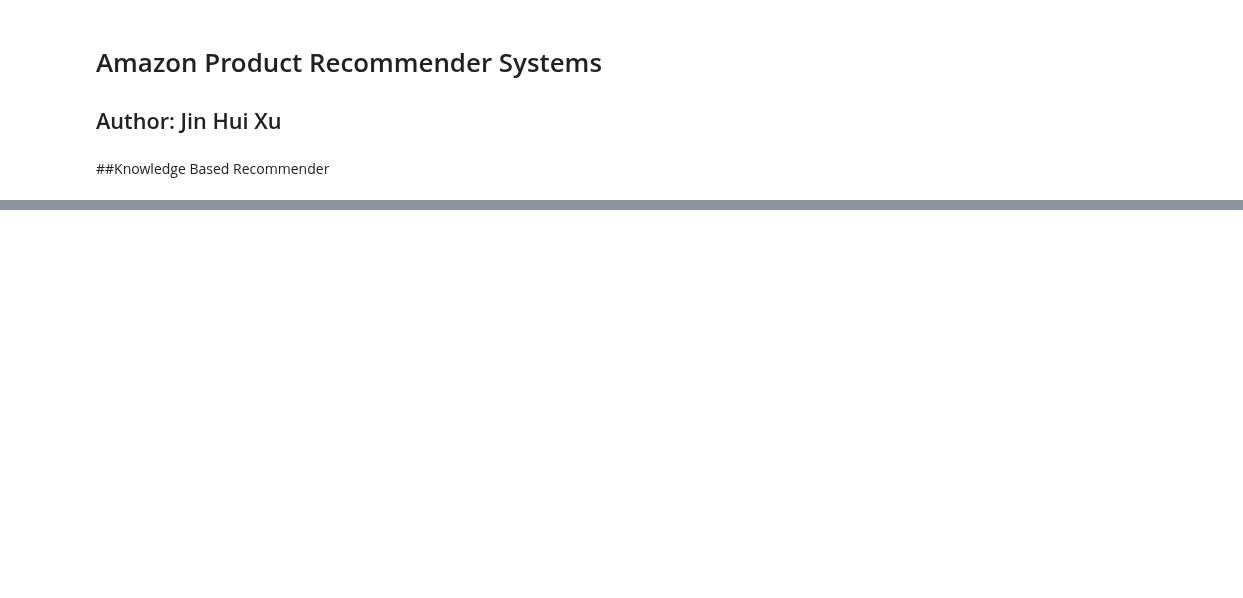
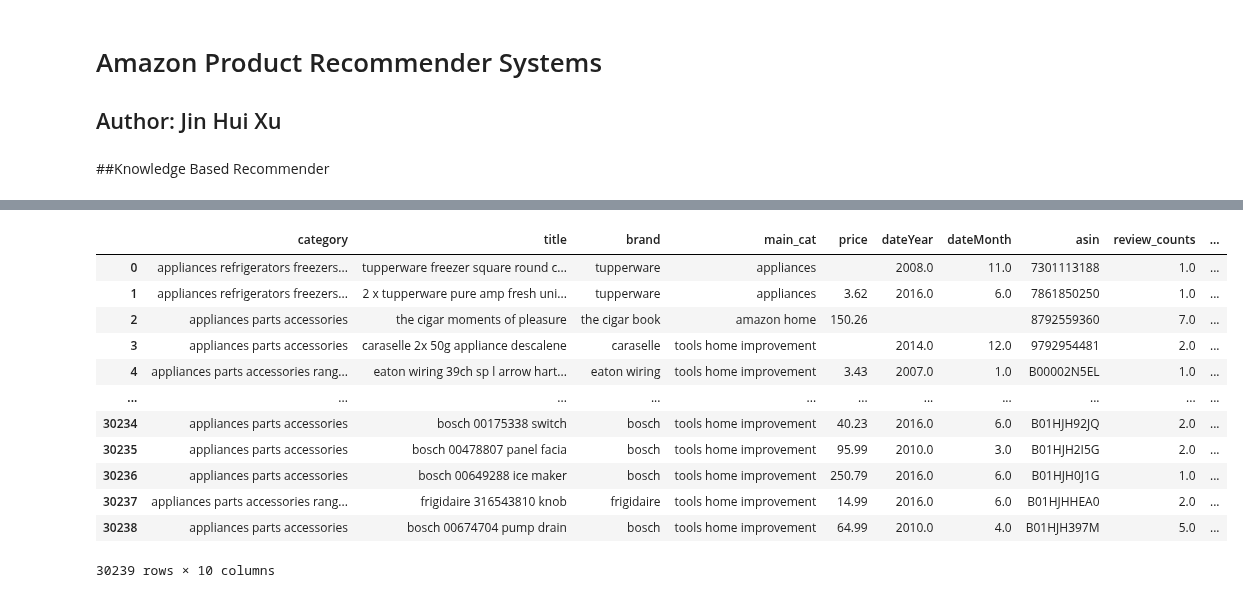
Before and after one commit to DATA-606-SPRING-2022/Jin_DATA606, a Jupyter notebook: ipynb/DATA606_Part2_KnowledgeBasedRecommender.ipynb, the cells around one changed output, grey strips where cells are left out. Cells and saved outputs as stored; diff of their text form; code cells hidden in the pictures; blank space fills up the shorter version.

```diff
--- a/ipynb/DATA606_Part2_KnowledgeBasedRecommender.ipynb
+++ b/ipynb/DATA606_Part2_KnowledgeBasedRecommender.ipynb
@@ -46,0 +60,5 @@ product_df.head()
+# %%
+review_df = pd.read_csv('/content/cleaned_amazon_review.zip?raw=true', compression='zip')
+# %%
+review_df = review_df.fillna('')
+review_df.isnull().sum()
@@ -46,0 +84,6 @@ product_df.head()
+# %%
+product_grouped = review_df.groupby('asin').size().reset_index(name='review_counts')
+product_grouped_rating = review_df.groupby('asin')['overall'].sum().reset_index(name='overall_sum')
+product_grouped['rating_mean'] = product_grouped_rating['overall_sum'] / product_grouped['review_counts']
+product_grouped = product_grouped.sort_values('review_counts', ascending=False)
+product_grouped
@@ -46,0 +104,18 @@ product_df.head()
+# %%
+product_df = product_df.merge(product_grouped, on='asin', how='left')
+# %%
+product_df
+# %% [output]
+|  | category | title | brand | main_cat | price | dateYear | dateMonth | asin | review_counts | ... |
+| 0 | appliances refrigerators freezers... | tupperware freezer square round c... | tupperware | appliances |  | 2008.0 | 11.0 | 7301113188 | 1.0 | ... |
+| 1 | appliances refrigerators freezers... | 2 x tupperware pure amp fresh uni... | tupperware | appliances | 3.62 | 2016.0 | 6.0 | 7861850250 | 1.0 | ... |
+| 2 | appliances parts accessories | the cigar moments of pleasure | the cigar book | amazon home | 150.26 |  |  | 8792559360 | 7.0 | ... |
+| 3 | appliances parts accessories | caraselle 2x 50g appliance descalene | caraselle | tools home improvement |  | 2014.0 | 12.0 | 9792954481 | 2.0 | ... |
+| 4 | appliances parts accessories rang... | eaton wiring 39ch sp l arrow hart... | eaton wiring | tools home improvement | 3.43 | 2007.0 | 1.0 | B00002N5EL | 1.0 | ... |
+| ... | ... | ... | ... | ... | ... | ... | ... | ... | ... | ... |
+| 30234 | appliances parts accessories | bosch 00175338 switch | bosch | tools home improvement | 40.23 | 2016.0 | 6.0 | B01HJH92JQ | 2.0 | ... |
+| 30235 | appliances parts accessories | bosch 00478807 panel facia | bosch | tools home improvement | 95.99 | 2010.0 | 3.0 | B01HJH2I5G | 2.0 | ... |
+| 30236 | appliances parts accessories | bosch 00649288 ice maker | bosch | tools home improvement | 250.79 | 2016.0 | 6.0 | B01HJH0J1G | 1.0 | ... |
+| 30237 | appliances parts accessories rang... | frigidaire 316543810 knob | frigidaire | tools home improvement | 14.99 | 2016.0 | 6.0 | B01HJHHEA0 | 2.0 | ... |
+| 30238 | appliances parts accessories | bosch 00674704 pump drain | bosch | tools home improvement | 64.99 | 2010.0 | 4.0 | B01HJH397M | 5.0 | ... |
+30239 rows × 10 columns
```
Also changed, not shown: parts of 7 cells of this notebook.
